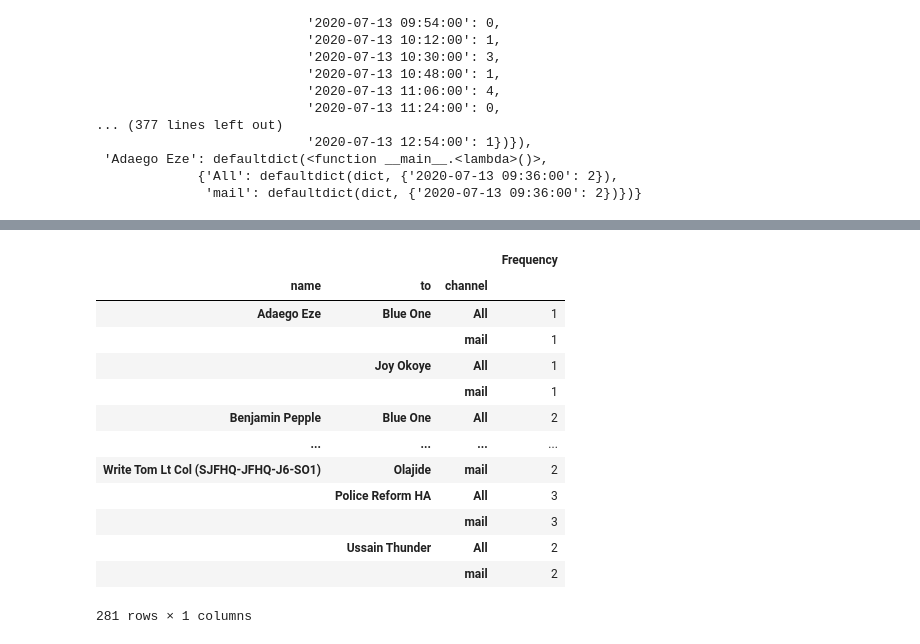
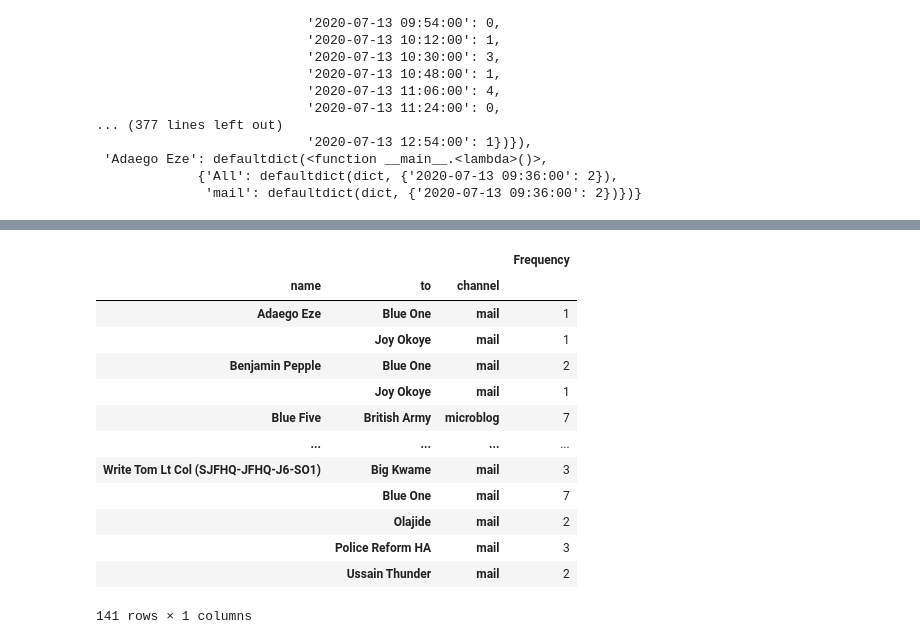
Before and after one commit to dmaheswaran1998/Conducttr, a Jupyter notebook: Python_Conducttr/Getting the csv with data.ipynb, the cells around one changed output, grey strips where cells are left out. Saved outputs shown, nothing was run; the diff lists cells and outputs as text; code cells hidden in the pictures.

```diff
--- a/Python_Conducttr/Getting the csv with data.ipynb
+++ b/Python_Conducttr/Getting the csv with data.ipynb
@@ -801,22 +987,22 @@ json_list
 # %%
-total_to_channel= merged3.groupby(['name','to','channel'])
+total_to_channel= merged_final.groupby(['name','to','channel'])
 total_to_channel=pd.DataFrame(total_to_channel["Frequency"].count())
 total_to_channel
 # %% [output]
 |  |  |  | Frequency |
 | name | to | channel |  |
-| Adaego Eze | Blue One | All | 1 |
-|  |  | mail | 1 |
-|  | Joy Okoye | All | 1 |
-|  |  | mail | 1 |
-| Benjamin Pepple | Blue One | All | 2 |
+| Adaego Eze | Blue One | mail | 1 |
+|  | Joy Okoye | mail | 1 |
+| Benjamin Pepple | Blue One | mail | 2 |
+|  | Joy Okoye | mail | 1 |
+| Blue Five | British Army | microblog | 7 |
 | ... | ... | ... | ... |
-| Write Tom Lt Col (SJFHQ-JFHQ-J6-SO1) | Olajide | mail | 2 |
-|  | Police Reform HA | All | 3 |
-|  |  | mail | 3 |
-|  | Ussain Thunder | All | 2 |
-|  |  | mail | 2 |
+| Write Tom Lt Col (SJFHQ-JFHQ-J6-SO1) | Big Kwame | mail | 3 |
+|  | Blue One | mail | 7 |
+|  | Olajide | mail | 2 |
+|  | Police Reform HA | mail | 3 |
+|  | Ussain Thunder | mail | 2 |
-281 rows × 1 columns
+141 rows × 1 columns
 # %%
 results5 = defaultdict(lambda: defaultdict(dict))
 
```
Also changed, not shown: parts of 18 cells of this notebook, 3 other files.
